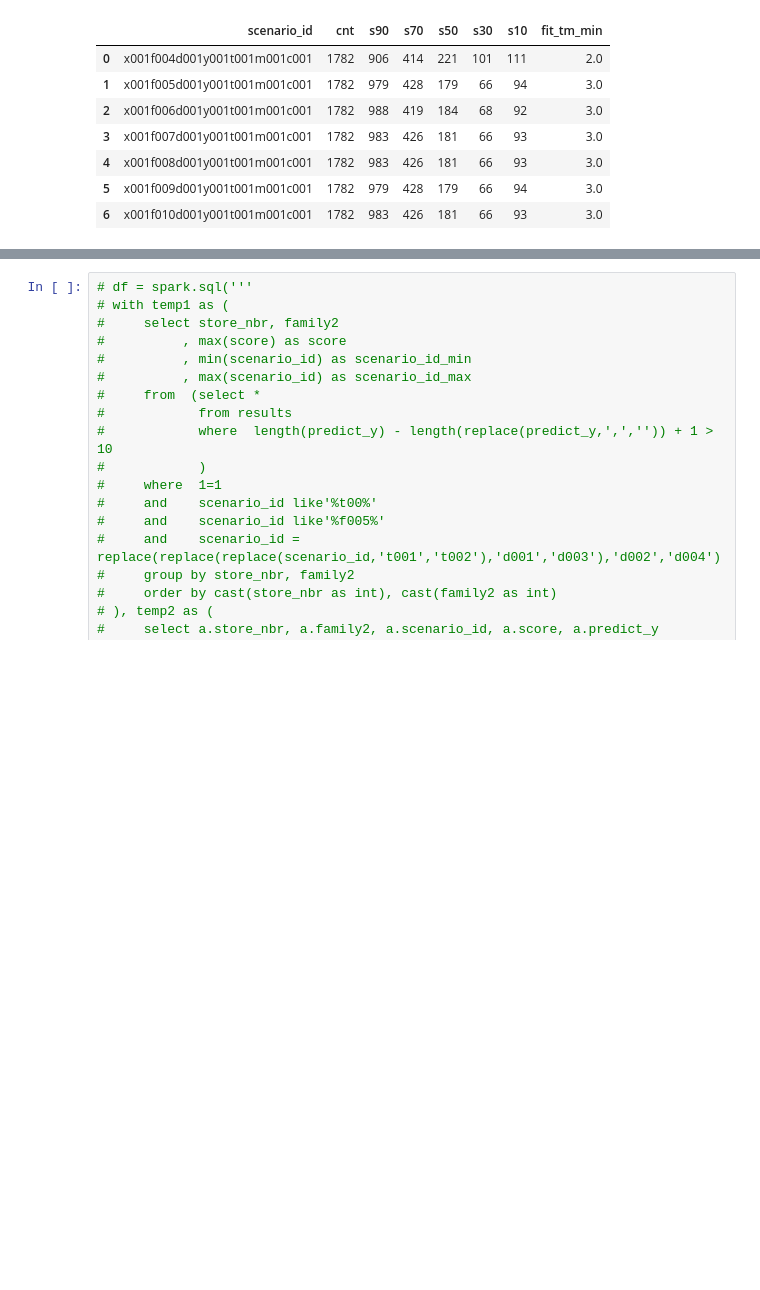
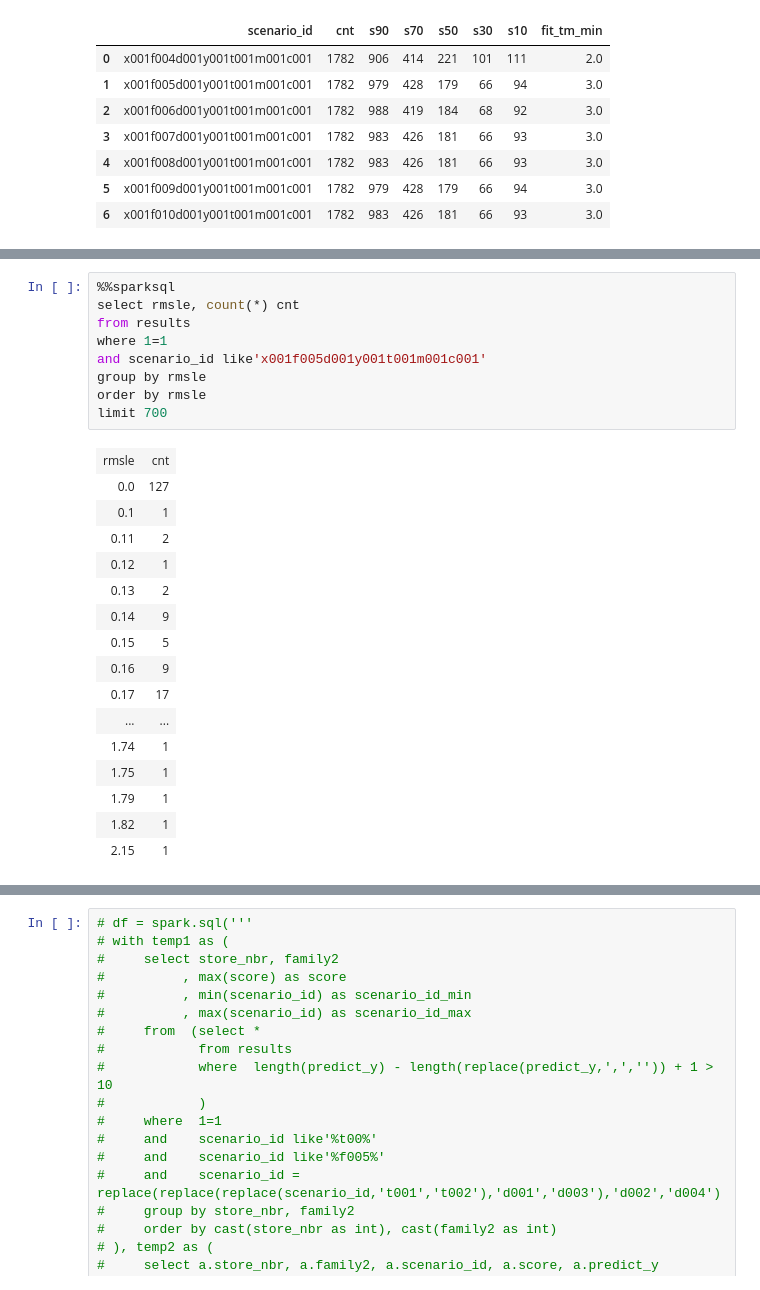
Before and after one commit to pmosoft/kaggle_store_sales, a Jupyter notebook: data-analysis/07_predict_anlysis.ipynb, the cells around one changed output, grey strips where cells are left out. Cells and saved outputs as stored; diff of their text form; blank space fills up the shorter version.

```diff
--- a/data-analysis/07_predict_anlysis.ipynb
+++ b/data-analysis/07_predict_anlysis.ipynb
@@ -99,3 +111,29 @@ pdf.head(20)
+# %%
+%%sparksql
+select rmsle, count(*) cnt
+from results
+where 1=1
+and scenario_id like'x001f005d001y001t001m001c001'
+group by rmsle
+order by rmsle
+limit 700
+# %% [output]
+| rmsle | cnt |
+| 0.0 | 127 |
+| 0.1 | 1 |
+| 0.11 | 2 |
+| 0.12 | 1 |
+| 0.13 | 2 |
+| 0.14 | 9 |
+| 0.15 | 5 |
+| 0.16 | 9 |
+| 0.17 | 17 |
+| ... | ... |
+| 1.74 | 1 |
+| 1.75 | 1 |
+| 1.79 | 1 |
+| 1.82 | 1 |
+| 2.15 | 1 |
 # %%
 %%sparksql
 select store_nbr, family2, scenario_id,score,rmsle,predict_y,test_y,r2, mae,mse,rmse,msle
```
Also changed, not shown: parts of 2 cells of this notebook, 9 other files.
